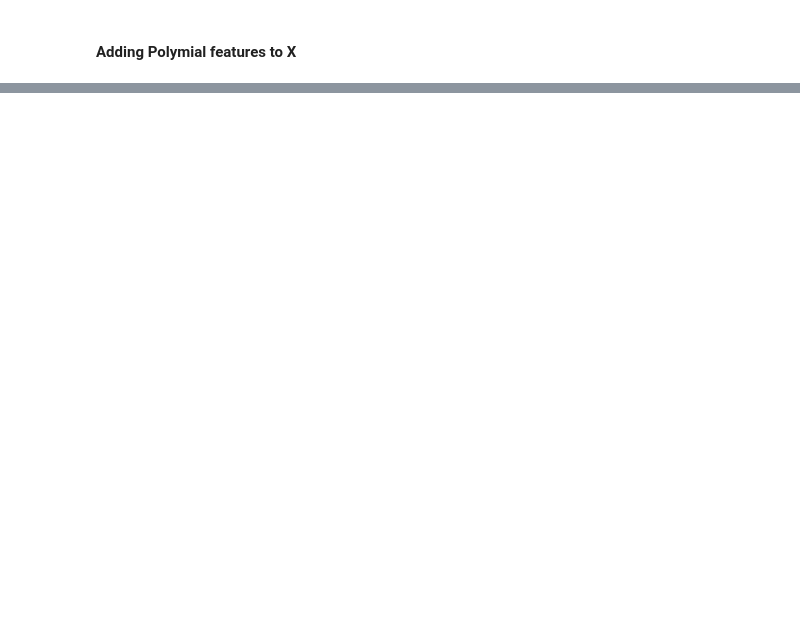
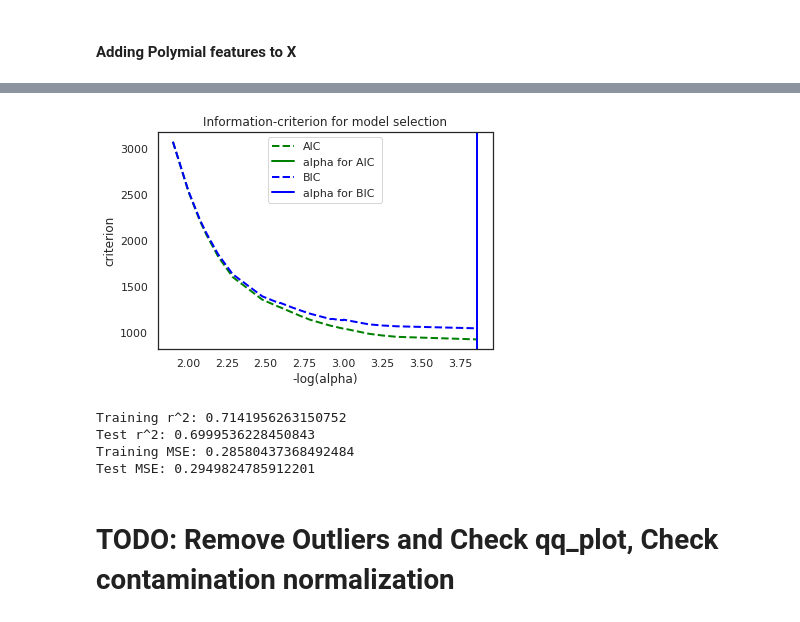
Before and after one commit to locsta/County-Health-Analysis, a Jupyter notebook: marc_index.ipynb, the cells around one changed output, grey strips where cells are left out. Drawn from its saved outputs; the diff is of its cells as text; code cells hidden in the pictures; blank space fills up the shorter version.

Commit message:
fixed polynomials but still need to workout how to add it to train and test sets

```diff
--- a/marc_index.ipynb
+++ b/marc_index.ipynb
@@ -232,5 +245,6 @@ df.head()
 # %%
 df["State"] = df["State"].astype('category')
+df = df.drop(["County"], axis=1)
 # %% [markdown]
 #### Creating dummy variables
 # %%
@@ -303,10 +333,10 @@ print_corr(df, 0.75)
 regression = LinearRegression()
 crossvalidation = KFold(n_splits=10, shuffle=True, random_state=10)
 
-y = df["Life_Expectancy"].astype('float')
-X = df.drop(["Life_Expectancy"], axis=1).astype('float')
+y_train = df["Life_Expectancy"].astype('float')
+X_train = df.drop(["Life_Expectancy"], axis=1).astype('float')
 
-baseline = np.mean(cross_val_score(regression, X, y, scoring='r2', cv=crossvalidation))
+baseline = np.mean(cross_val_score(regression, X_train, y_train, scoring='r2', cv=crossvalidation))
 # %% [markdown]
 #### Baseline R-Squared
 # %%
@@ -334,0 +367,7 @@ Top 7 interactions: [('%_Diabetic', '%_Insufficient_Sleep', 0.698), ('%_Food_Ins
+# %%
+X_train["Diabetic*Insufficient_Sleep"] = X_train["%_Diabetic"] * X_train["%_Insufficient_Sleep"]
+X_train["Food_Insecure*Uninsured_children"] = X_train["%_Food_Insecure"] * X_train["%_Uninsured_children"]
+X_train["Limited_Access_Healthy_Food*<_18"] = X_train["%_Limited_Access_Healthy_Food"] * X_train["%_<_18"]
+X_test["Diabetic*Insufficient_Sleep"] = X_test["%_Diabetic"] * X_test["%_Insufficient_Sleep"]
+X_test["Food_Insecure*Uninsured_children"] = X_test["%_Food_Insecure"] * X_test["%_Uninsured_children"]
+X_test["Limited_Access_Healthy_Food*<_18"] = X_test["%_Limited_Access_Healthy_Food"] * X_test["%_<_18"]
@@ -417,0 +457,6 @@ list(data.columns)
+# %%
+y = y_train
+X = sm.add_constant(X_train)
+model = sm.OLS(y, X)
+results = model.fit()
+print(results.summary())
@@ -417,0 +497,43 @@ list(data.columns)
+# %%
+model_bic = LassoLarsIC(criterion='bic')
+model_bic.fit(X_train, y_train)
+alpha_bic_ = model_bic.alpha_
+
+model_aic = LassoLarsIC(criterion='aic')
+model_aic.fit(X_train, y_train)
+alpha_aic_ = model_aic.alpha_
+
+
+def plot_ic_criterion(model, name, color):
+    alpha_ = model.alpha_
+    alphas_ = model.alphas_
+    criterion_ = model.criterion_
+    plt.plot(-np.log10(alphas_), criterion_, '--', color=color, linewidth=2, label= name)
+    plt.axvline(-np.log10(alpha_), color=color, linewidth=2,
+                label='alpha for %s ' % name)
+    plt.xlabel('-log(alpha)')
+    plt.ylabel('criterion')
+
+plt.figure()
+plot_ic_criterion(model_aic, 'AIC', 'green')
+plot_ic_criterion(model_bic, 'BIC', 'blue')
+plt.legend()
+plt.title('Information-criterion for model selection');
+# %% [output]
+[figure, added]
+# %%
+lasso = Lasso(alpha= model_aic.alpha_)
+lasso.fit(X_train, y_train)
+
+# Print R2 and MSE
+print('Training r^2:', lasso.score(X_train, y_train))
+print('Test r^2:', lasso.score(X_test.drop(["const"], axis=1), y_test))
+print('Training MSE:', mean_squared_error(y_train, lasso.predict(X_train)))
+print('Test MSE:', mean_squared_error(y_test, lasso.predict(X_test.drop(["const"], axis=1))))
+# %% [output]
+Training r^2: 0.7141956263150752
+Test r^2: 0.6999536228450843
+Training MSE: 0.28580437368492484
+Test MSE: 0.2949824785912201
+# %% [markdown]
+# TODO: Remove Outliers and Check qq_plot, Check contamination normalization
```
Also changed, not shown: parts of 34 cells of this notebook.
